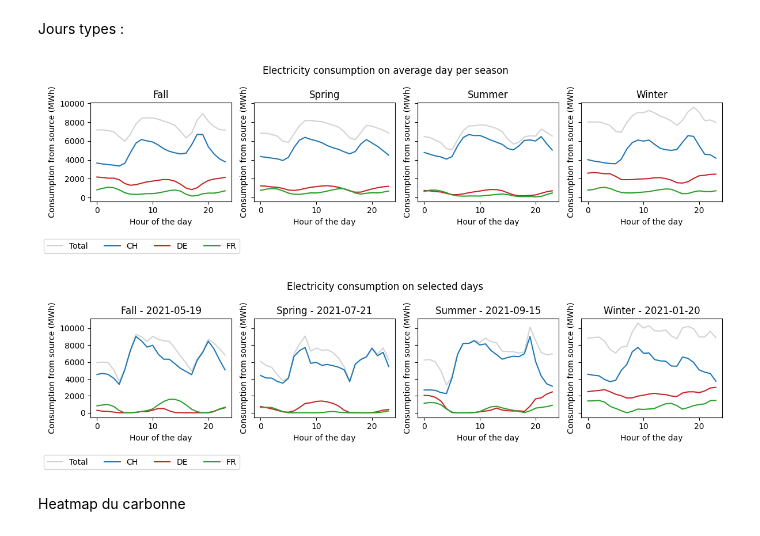
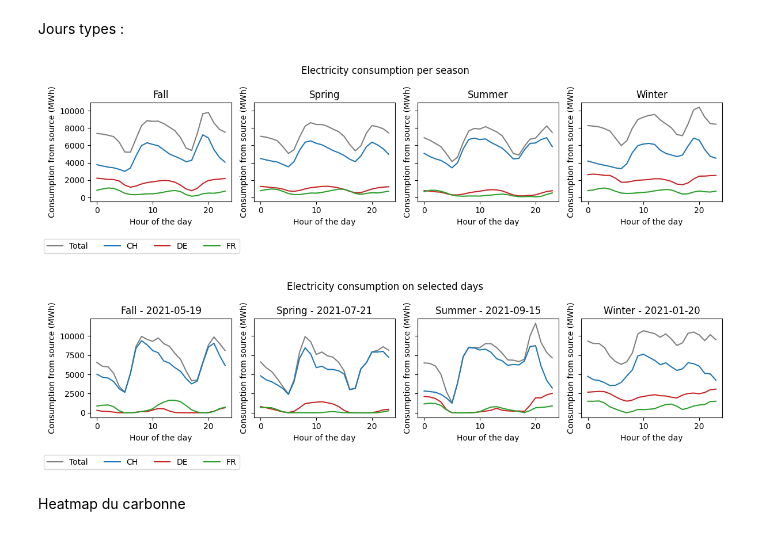
Before and after one commit to LESBAT-HEIG-VD/EcoDynElec, a Jupyter notebook: etude_stat/etude_gwp_impact.ipynb, the cells around one changed output. Cells and saved outputs as stored; diff of their text form; code cells hidden in the pictures.

```diff
--- a/etude_stat/etude_gwp_impact.ipynb
+++ b/etude_stat/etude_gwp_impact.ipynb
@@ -154,27 +156,27 @@ Jours types :
 # %%
 from etude_stat.analysis_functions import plot_typical_days
 
 countries = ['sum', 'CH', 'DE', 'FR']
-df = raw_production['df'][countries]
+df = raw_consumption_by_src['df'][countries]
 
 season_names = {2: 'Spring', 3: 'Summer', 4: 'Fall', 1: 'Winter'}
 data = df.copy()
 data['Season'] = [date.month % 12 // 3 + 1 for date in data.index]
 data['Season'] = data['Season'].map(season_names)
 grouped_data = data.groupby('Season')
 
 season_labels = [*grouped_data.groups.keys()]
 fig, ax = plt.subplots(1, len(season_labels), sharey=True, figsize=(12, 3))
 for i in range(4):
     seasonal_data = [grouped_data.get_group(season)[data.columns[i]] for season in grouped_data.groups]
-    plot_typical_days(seasonal_data, grouped_data, 'Electricity consumption', 'Consumption from source (MWh)', fig=fig,
+    plot_typical_days(seasonal_data, season_labels, 'Electricity consumption', 'Consumption from source (MWh)', fig=fig,
                       ax=ax)
 for i in range(len(season_labels)):
     for j in range(len(ax[i].get_lines())):
         ax[i].get_lines()[j].set_color(colormap[countries[j]])
 fig.legend(['Total', 'CH', 'DE', 'FR'], loc='upper left', ncol=4, bbox_to_anchor=(0, 0));
 # %% [output]
-[figure, old version]
+[figure, new version]
 # %%
 dates = ['2021-05-19', '2021-07-21', '2021-09-15', '2021-01-20']
 fig, ax = plt.subplots(1, len(dates), sharey=True, figsize=(12, 3))
@@ -194,7 +196,7 @@ for i in range(len(dates)):
         ax[i].get_lines()[j].set_color(colormap[countries[j]])
 fig.legend(['Total', 'CH', 'DE', 'FR'], loc='upper left', ncol=4, bbox_to_anchor=(0, 0));
 # %% [output]
-[figure, old version]
+[figure, new version]
 # %% [markdown]
 Heatmap du carbonne
 # %%
```
Also changed, not shown: parts of 14 cells of this notebook.
